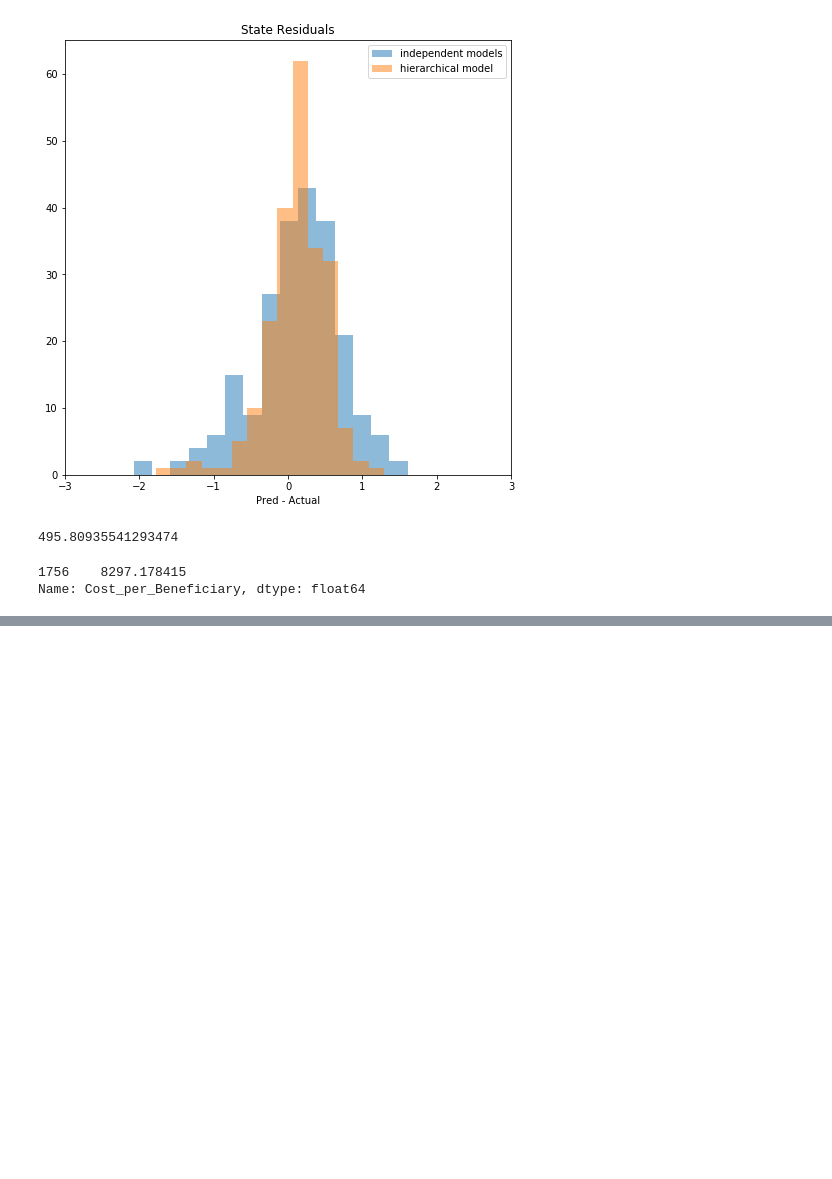
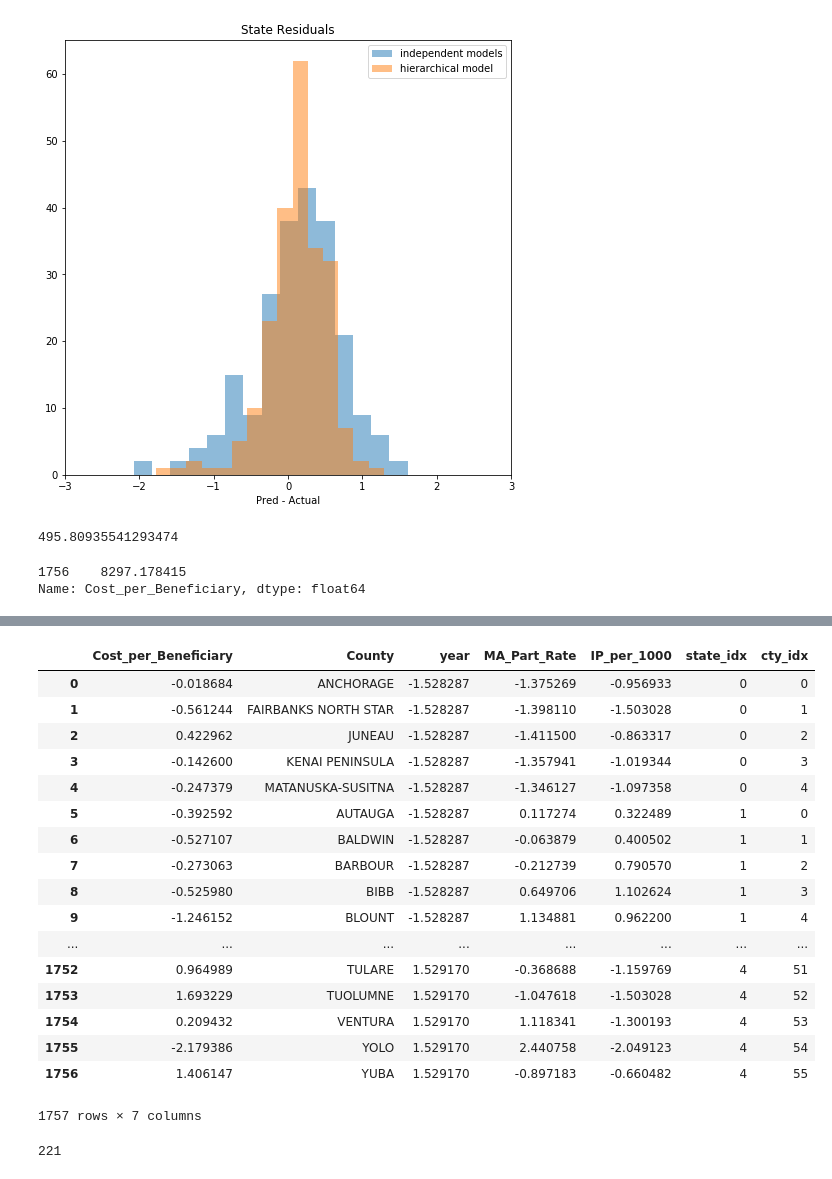
Before and after one commit to cstaff18/Medicare_Spending_Bayesian_Linear_Models, a Jupyter notebook: DataExplorationAndEDA.ipynb, the cells around one changed output, grey strips where cells are left out. Saved outputs shown, nothing was run; the diff lists cells and outputs as text; code cells hidden in the pictures; blank space fills up the shorter version.

```diff
--- a/DataExplorationAndEDA.ipynb
+++ b/DataExplorationAndEDA.ipynb
@@ -1017,0 +1080,37 @@ IndexError: tuple index out of range
+# %%
+X = df
+
+y = X.filter(['cty_idx','state_idx','Cost_per_Beneficiary'])
+X_train = X[X.year != 1.529170]
+X_test = X[X.year == max(year)]
+y_train = y[X.year != 1.529170]
+y_test = y[X.year == max(year)]
+# %%
+X_train
+# %% [output]
+|  | Cost_per_Beneficiary | County | year | MA_Part_Rate | IP_per_1000 | state_idx | cty_idx |
+| 0 | -0.018684 | ANCHORAGE | -1.528287 | -1.375269 | -0.956933 | 0 | 0 |
+| 1 | -0.561244 | FAIRBANKS NORTH STAR | -1.528287 | -1.398110 | -1.503028 | 0 | 1 |
+| 2 | 0.422962 | JUNEAU | -1.528287 | -1.411500 | -0.863317 | 0 | 2 |
+| 3 | -0.142600 | KENAI PENINSULA | -1.528287 | -1.357941 | -1.019344 | 0 | 3 |
+| 4 | -0.247379 | MATANUSKA-SUSITNA | -1.528287 | -1.346127 | -1.097358 | 0 | 4 |
+| 5 | -0.392592 | AUTAUGA | -1.528287 | 0.117274 | 0.322489 | 1 | 0 |
+| 6 | -0.527107 | BALDWIN | -1.528287 | -0.063879 | 0.400502 | 1 | 1 |
+| 7 | -0.273063 | BARBOUR | -1.528287 | -0.212739 | 0.790570 | 1 | 2 |
+| 8 | -0.525980 | BIBB | -1.528287 | 0.649706 | 1.102624 | 1 | 3 |
+| 9 | -1.246152 | BLOUNT | -1.528287 | 1.134881 | 0.962200 | 1 | 4 |
+| ... | ... | ... | ... | ... | ... | ... | ... |
+| 1752 | 0.964989 | TULARE | 1.529170 | -0.368688 | -1.159769 | 4 | 51 |
+| 1753 | 1.693229 | TUOLUMNE | 1.529170 | -1.047618 | -1.503028 | 4 | 52 |
+| 1754 | 0.209432 | VENTURA | 1.529170 | 1.118341 | -1.300193 | 4 | 53 |
+| 1755 | -2.179386 | YOLO | 1.529170 | 2.440758 | -2.049123 | 4 | 54 |
+| 1756 | 1.406147 | YUBA | 1.529170 | -0.897183 | -0.660482 | 4 | 55 |
+1757 rows × 7 columns
+# %%
+unique_state = X_train.state_idx.unique()
+state_idx = X_train.state_idx.values
+county_idx = X_train.cty_idx.values
+unique_cty = X_train.cty_idx.unique()
+X_train.cty_idx.max()
+# %% [output]
+221
```
Also changed, not shown: parts of 15 cells of this notebook, 2 other files.
